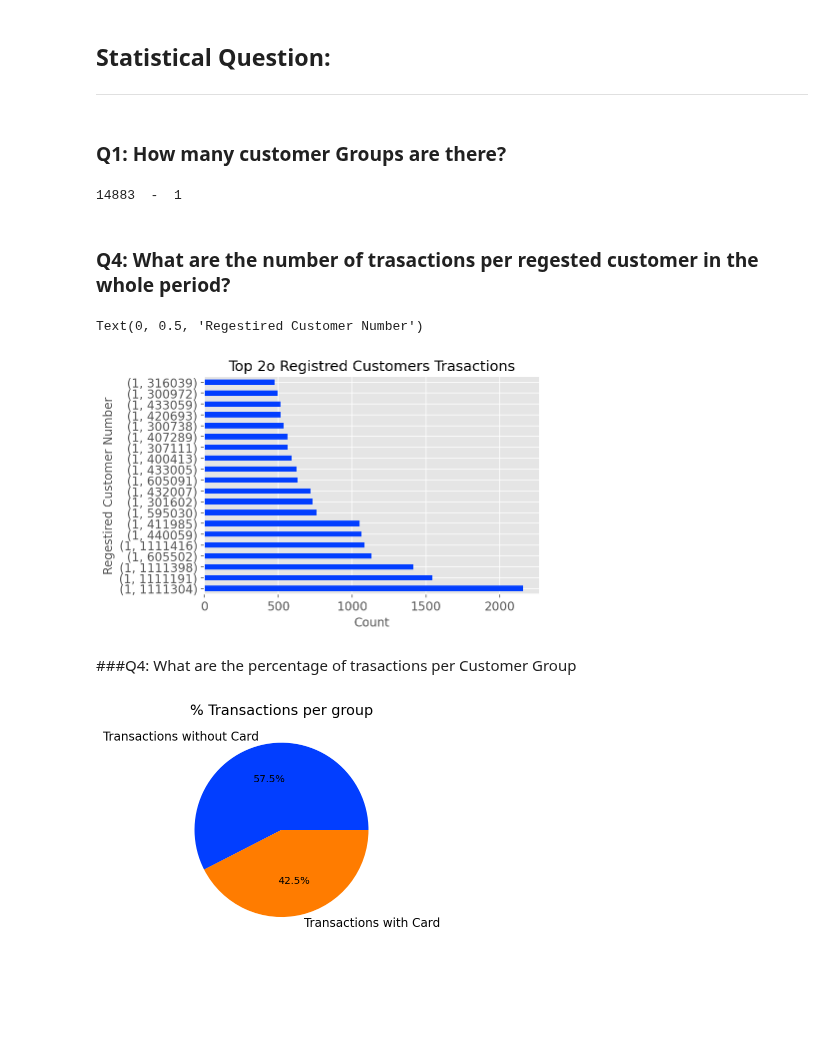
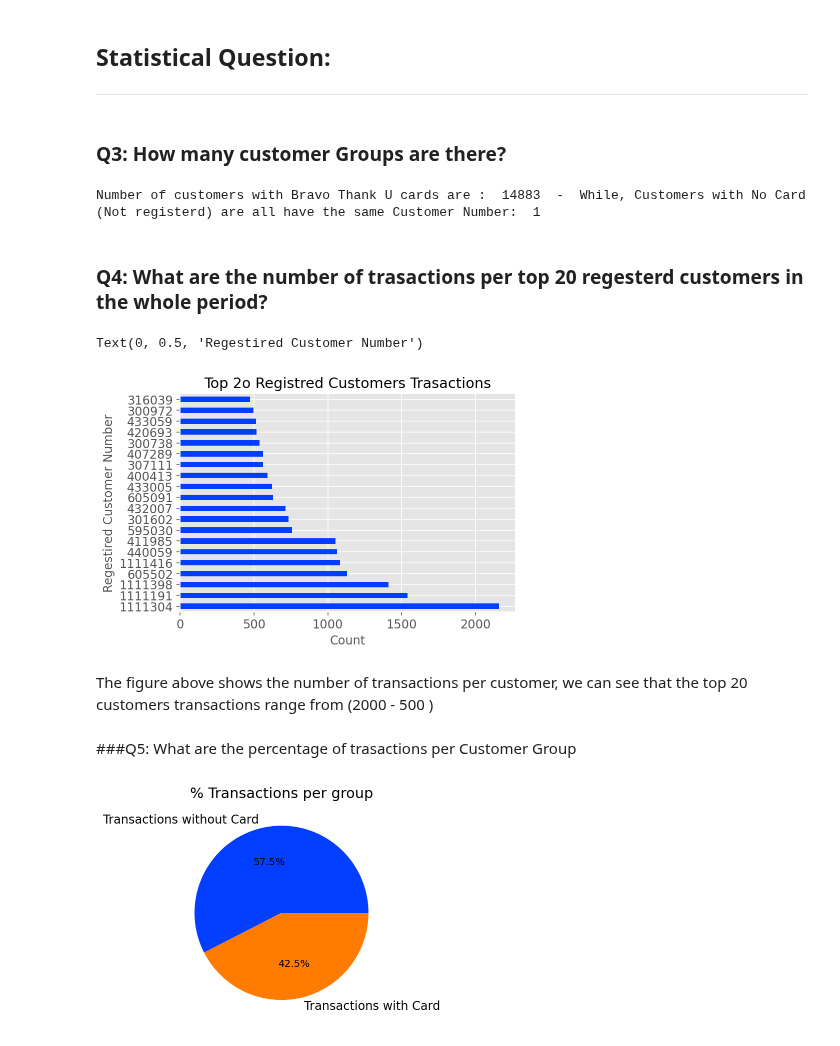
Before and after one commit to POS-Cross/Bravo-EDA, a Jupyter notebook: Bravo_EDA.ipynb, the cells around one changed output. Saved outputs shown, nothing was run; the diff lists cells and outputs as text; code cells hidden in the pictures; blank space fills up the shorter version.

```diff
--- a/Bravo_EDA.ipynb
+++ b/Bravo_EDA.ipynb
@@ -392,27 +392,29 @@ df_clean[df_clean.Total_Net_InvoiceIncVAT <.5]
 
 
 
-### Q1: How many customer Groups are there?
+### Q3: How many customer Groups are there?
 # %%
 customers_reg_num = len(df_clean[df_clean.CustomerGroup == 1].CustomerNo.unique())
 customers_unreg_num = len(df_clean[df_clean.CustomerGroup == 0].CustomerNo.unique())
-print(customers_reg_num,' - ',customers_unreg_num)
+print('Number of customers with Bravo Thank U cards are : ' ,customers_reg_num,' - ', 'While, Customers with No Card (Not registerd) are all have the same Customer Number: ',customers_unreg_num)
 # %% [output]
-14883  -  1
+Number of customers with Bravo Thank U cards are :  14883  -  While, Customers with No Card (Not registerd) are all have the same Customer Number:  1
 # %% [markdown]
-### Q4: What are the number of trasactions per regested customer in the whole period?
+### Q4: What are the number of trasactions per top 20 regesterd customers in the whole period?
 # %%
 sns.set_palette('bright')
 
-df_group =df_clean[df_clean.CustomerGroup==1].groupby(['CustomerGroup','CustomerNo'])
+df_group =df_clean[df_clean.CustomerGroup==1].groupby(['CustomerNo'])
 ax =df_group['BillNo'].count().sort_values(ascending=False).nlargest(20).plot.barh(title='Top 2o Registred Customers Trasactions')
 ax.set_xlabel('Count')
 ax.set_ylabel('Regestired Customer Number')
 # %% [output]
 Text(0, 0.5, 'Regestired Customer Number')
-[figure, old version]
+[figure, new version]
+# %% [markdown]
+The figure above shows the number of transactions per customer, we can see that the top 20 customers transactions range from (2000 - 500 )
 # %% [markdown]
-###Q4: What are the percentage of trasactions per Customer Group
+###Q5: What are the percentage of trasactions per Customer Group
 # %%
 ax = df_clean.CustomerGroup.value_counts().plot.pie(labels=['Transactions without Card','Transactions with Card'],autopct='%.1f%%')
 ax.set_title('% Transactions per group')
```
Also changed, not shown: parts of 16 cells of this notebook.
